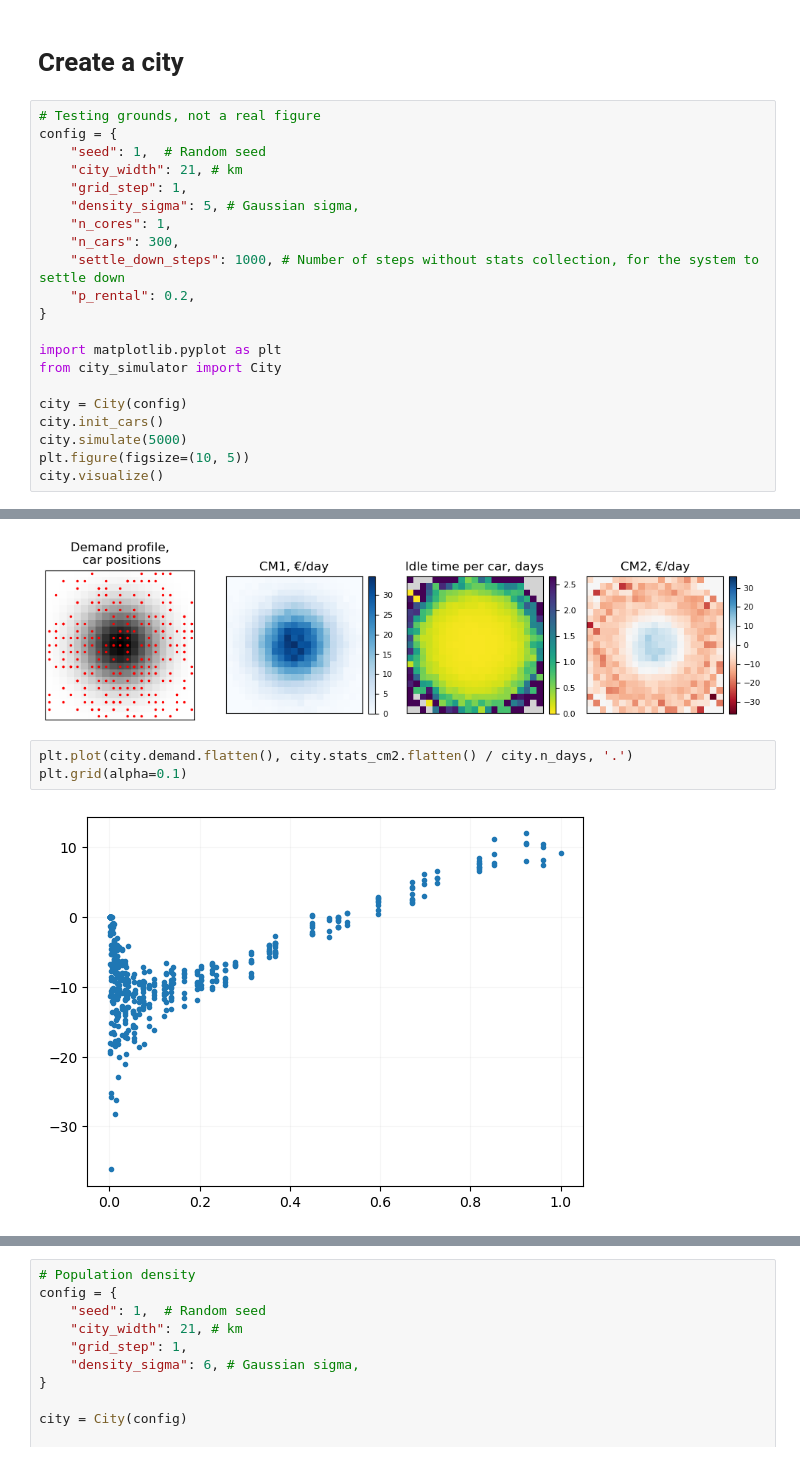
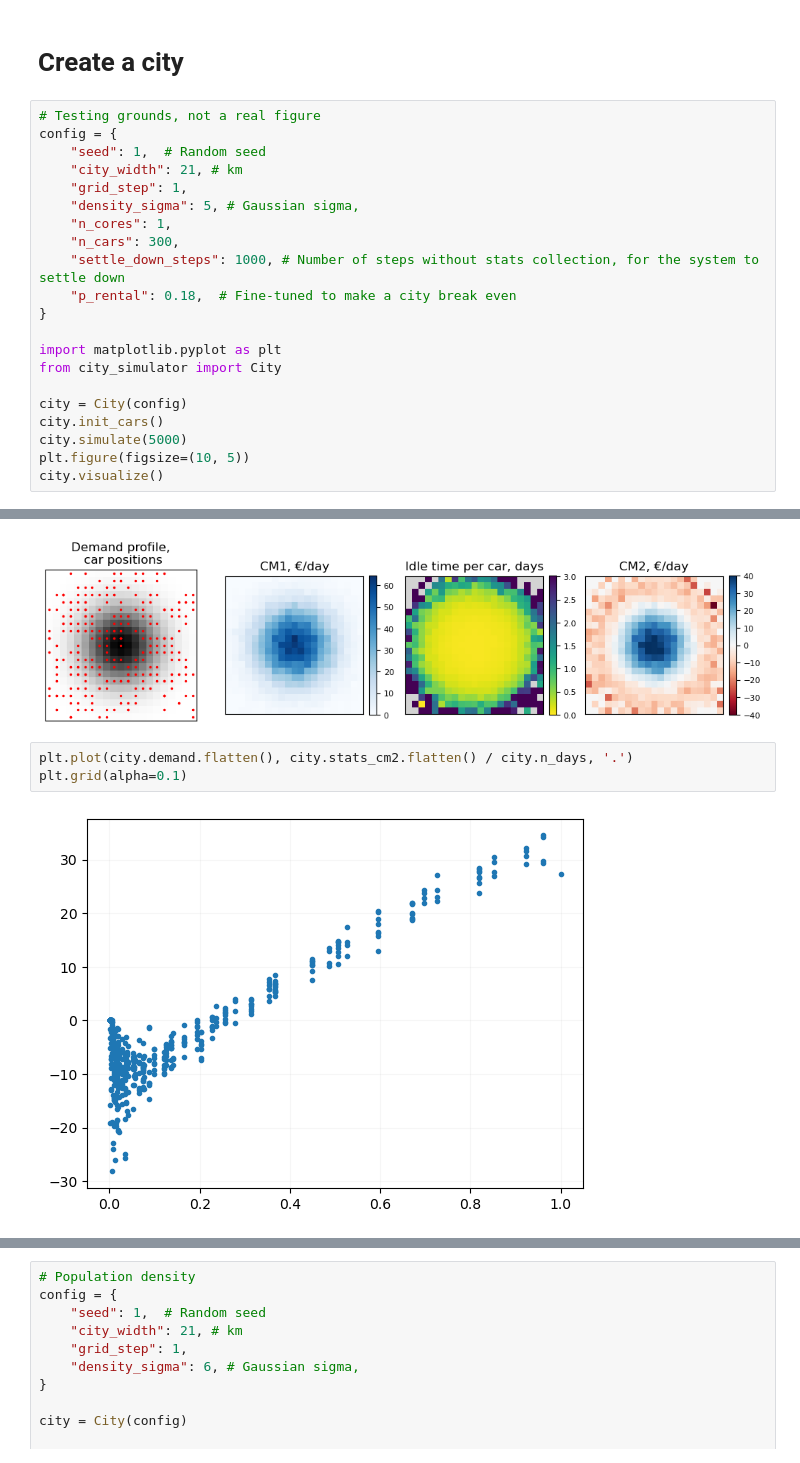
Before and after one commit to khakhalin/carsharing101, a Jupyter notebook: scripts/01natural_03city.ipynb, the cells around one changed output, grey strips where cells are left out. Saved outputs shown, nothing was run; the diff lists cells and outputs as text.

Commit message:
Calibrate the gaussian city

```diff
--- a/scripts/01natural_03city.ipynb
+++ b/scripts/01natural_03city.ipynb
@@ -16,7 +16,7 @@ config = {
     "n_cores": 1,
     "n_cars": 300,
     "settle_down_steps": 1000, # Number of steps without stats collection, for the system to settle down
-    "p_rental": 0.2,
+    "p_rental": 0.18,  # Fine-tuned to make a city break even
 }
 
 import matplotlib.pyplot as plt
@@ -38,6 +42,6 @@ city.visualize()
-[figure, old version]
+[figure, new version]
 # %%
 plt.plot(city.demand.flatten(), city.stats_cm2.flatten() / city.n_days, '.')
 plt.grid(alpha=0.1)
 # %% [output]
-[figure, old version]
+[figure, new version]
```
Also changed, not shown: parts of 5 cells of this notebook, 2 other files.
